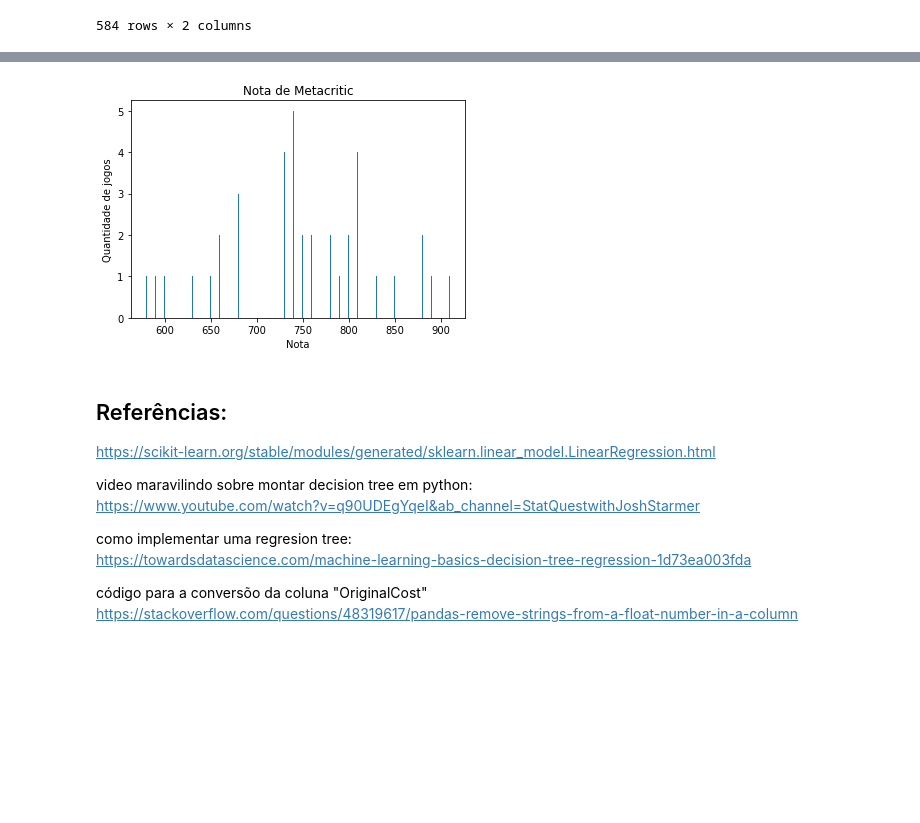
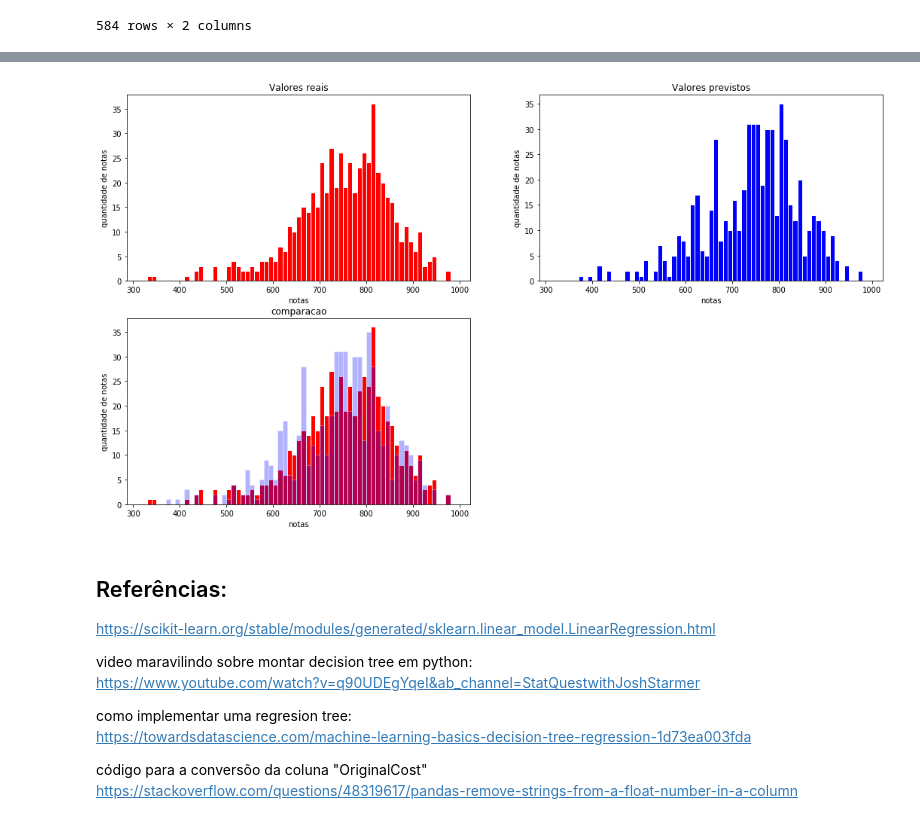
Before and after one commit to RodrigoMBarros/Projeto-2_Cdados, a Jupyter notebook: Projeto 2 - grupo 8.ipynb, the cells around one changed output, grey strips where cells are left out. Cells and saved outputs as stored; diff of their text form; code cells hidden in the pictures; blank space fills up the shorter version.

```diff
--- a/Projeto 2 - grupo 8.ipynb
+++ b/Projeto 2 - grupo 8.ipynb
@@ -380,11 +356,28 @@ print((lista_qua))
-# %%
-plt.bar(lista_not, lista_qua)
-plt.title('Nota de Metacritic')
-plt.xlabel('Nota')
-plt.ylabel('Quantidade de jogos')
-plt.show()
-# %% [output]
-[figure, removed]
+# %%
+plt.figure(figsize=(18, 10))
+faixas= np.arange(320,1000,10)
+plt.subplot(221)
+plt.title("Valores reais")
+plt.ylabel("quantidade de notas")
+plt.xlabel("notas")
+
+plt.hist(compara.Real_Values,bins=faixas,color="red" ,edgecolor='white')
+plt.subplot(222)
+plt.hist(compara.Predicted_Values,bins=faixas,color="blue" ,edgecolor='white')
+plt.title("Valores previstos")
+plt.ylabel("quantidade de notas")
+plt.xlabel("notas")
+
+plt.subplot(223)
+plt.title("comparacao")
+plt.ylabel("quantidade de notas")
+plt.xlabel("notas")
+plt.hist(compara.Real_Values,bins=faixas,color="red" ,edgecolor='white')
+
+plt.hist(compara.Predicted_Values,bins=faixas,color="blue" ,edgecolor='white',alpha=0.3)
+plt.show()
+# %% [output]
+[figure, added]
 # %% [markdown]
 ## Referências:
 
```
Also changed, not shown: parts of 5 cells of this notebook.
